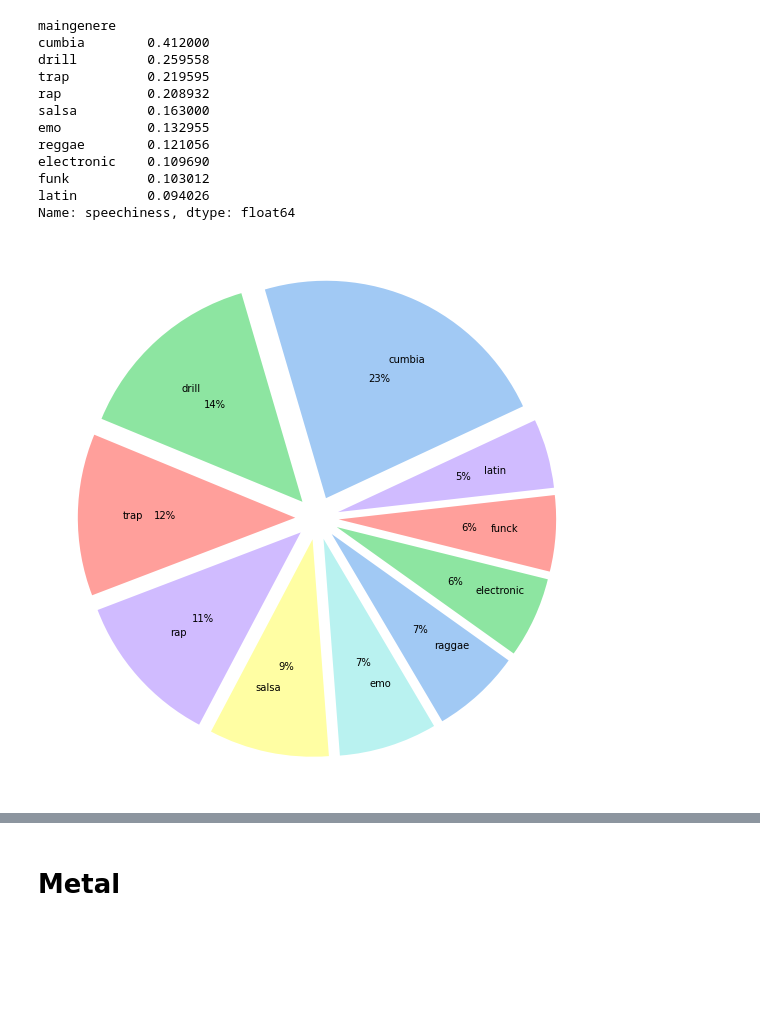
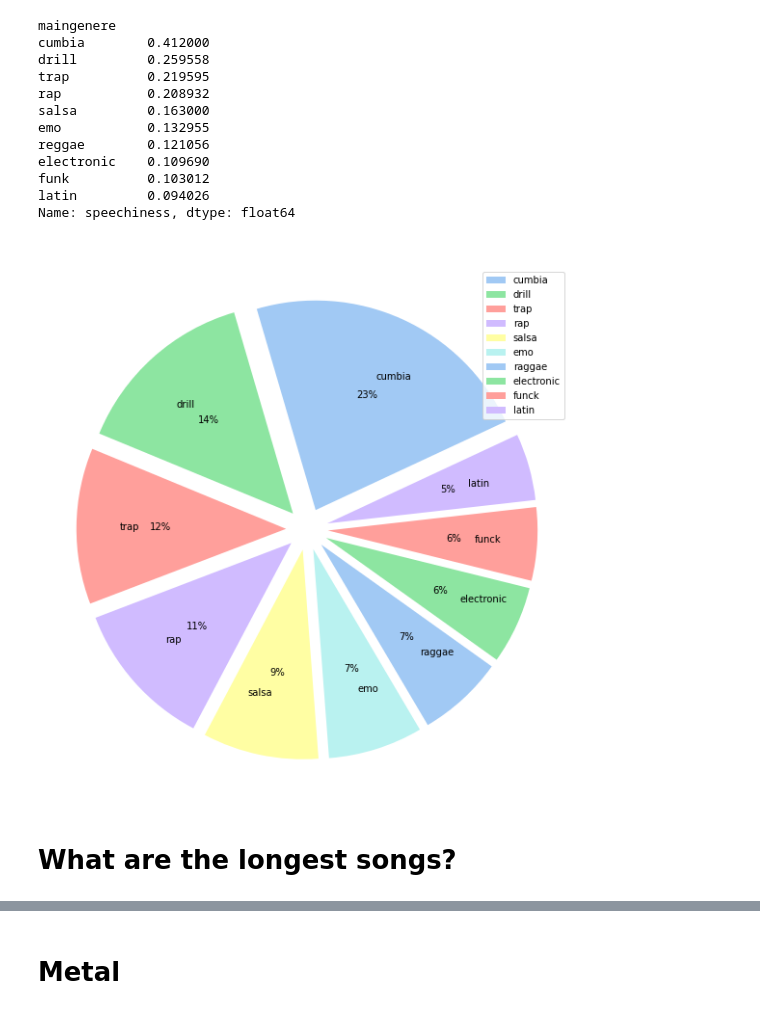
Before and after one commit to alelovo/Project_programming, a Jupyter notebook: project.ipynb, the cells around one changed output, grey strips where cells are left out. Saved outputs shown, nothing was run; the diff lists cells and outputs as text; code cells hidden in the pictures; blank space fills up the shorter version.

Commit message:
new graph and possibile chart

```diff
--- a/project.ipynb
+++ b/project.ipynb
@@ -570,9 +614,13 @@ Name: speechiness, dtype: float64
 # %%
 plt.figure(figsize=(10,10))
 color=sb.color_palette('pastel6')
 explode=[0.1,0.1,0.1,0.1,0.1,0.1,0.1,0.1,0.1,0.1]
 label=['cumbia','drill','trap','rap','salsa','emo','raggae','electronic','funck','latin']
 plt.pie(ser,colors=color,labels=label,explode=explode,startangle=25,labeldistance=0.7,autopct='%1.0f%%')
+plt.title('Top speechiness for genere',size=22,color='white')
+plt.legend()
 plt.show()
 # %% [output]
-[figure, old version]
+[figure, new version]
+# %% [markdown]
+# **What are the longest songs?**
```
Also changed, not shown: parts of 27 cells of this notebook.
